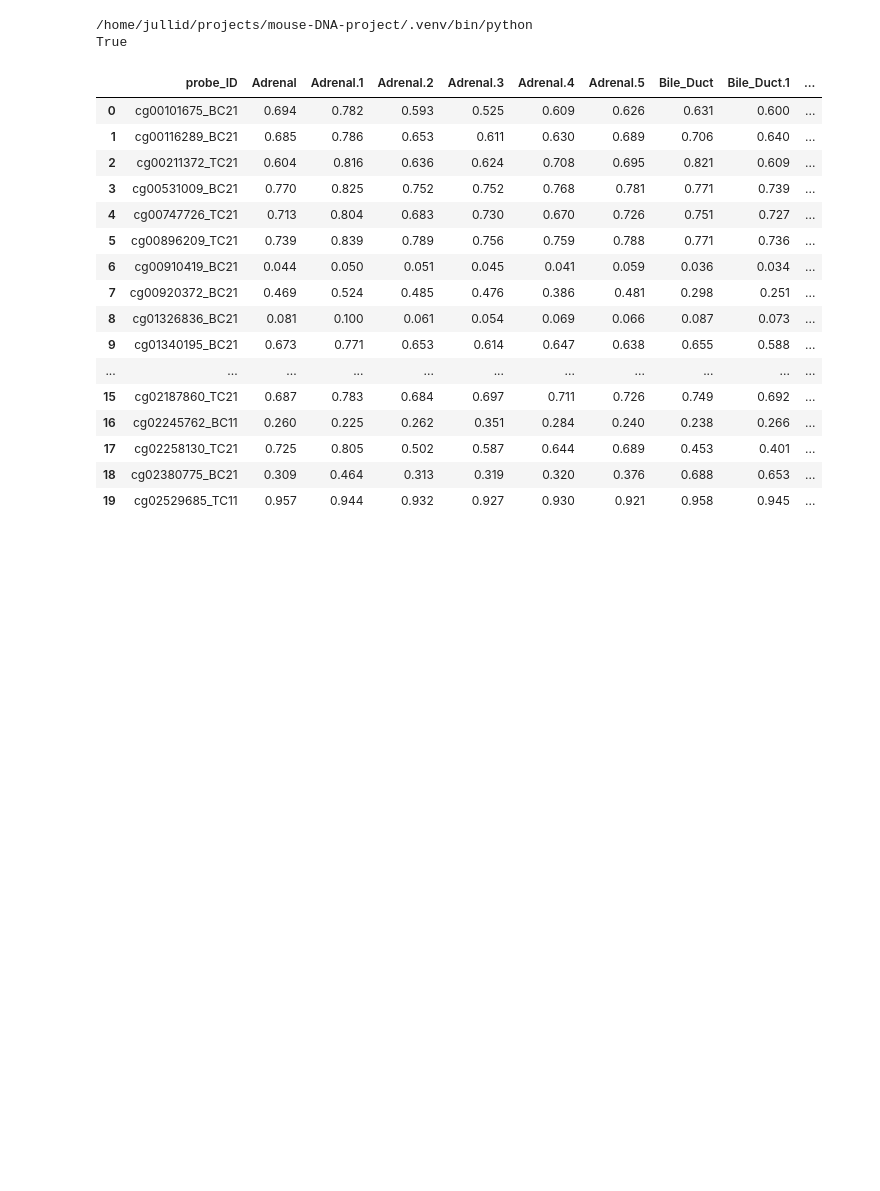
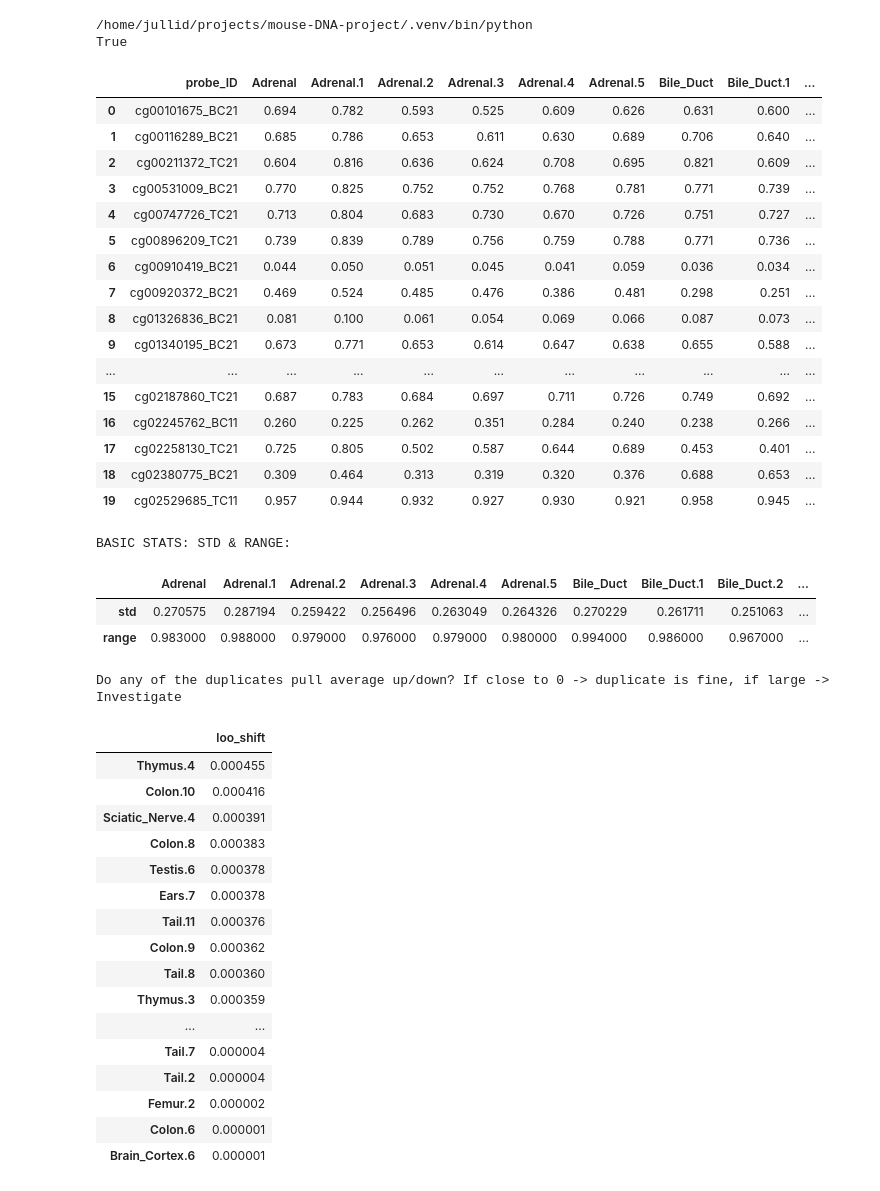
Before and after one commit to jullid/mouse-DNA-project, a Jupyter notebook: notebooks/difference.ipynb, the cells around one changed output. Drawn from its saved outputs; the diff is of its cells as text; code cells hidden in the pictures; blank space fills up the shorter version.

```diff
--- a/notebooks/difference.ipynb
+++ b/notebooks/difference.ipynb
@@ -2,7 +2,6 @@
 # Import the modified CSV file for better visualization.
 # Note that the added sufixes (".1", ".2", ..., ".25") is added by pandas when read by doing df = pd.read_csv(csv_file).
 # The actual CSV does not contain those sufixes.
-
 import pandas as pd
 import numpy as np
 from pathlib import Path
@@ -10,39 +9,104 @@ import matplotlib.pyplot as plt
 import seaborn as sns
 import warnings
 import sys
+from IPython.display import display, HTML
+from scipy.cluster.hierarchy import linkage, dendrogram
+from scipy.spatial.distance import squareform
+from matplotlib.colors import LinearSegmentedColormap
+
 
 DATA_DIR = Path.home() / "projects" / "data"
 
 csv_file = DATA_DIR / "processed" / "GSE290585_SeSaMeBeta_MM285_BS_simplified_columns.csv" # path to mouse csv file
 
 print(sys.executable)
 print(csv_file.exists())
 
 df = pd.read_csv(csv_file)
 
 with pd.option_context("display.max_columns", None,
                        "display.width", None):
         display(df.head(20))
+
+# count how many cell type duplicates
+# cell_type_counts = df.columns[1:].str.split(".", n=1).str[0].value_counts()
+# print(cell_type_counts)
+
+# stats
+X = df.drop(columns=['probe_ID'])
+stats = pd.DataFrame({
+    'std': X.std(axis=0),
+    'range': X.max(axis=0) - X.min(axis=0)
+}).T
+
+print("BASIC STATS: STD & RANGE:")
+with pd.option_context("display.max_columns", None,
+                       "display.width", None):
+        display(stats)
+
+
+# leave-one-out (loo) approach to see if any duplicates are pulling mean up/down
+full_mean = X.mean(axis=1)
+
+loo_shift = {}
+for col in X.columns:
+    loo_mean = X.drop(columns=col).mean(axis=1)
+    loo_shift[col] = (full_mean - loo_mean).mean()
+
+loo_shift = pd.Series(loo_shift).sort_values()
+
+loo_shift = loo_shift.abs().sort_values(ascending=False)
+
+print("Do any of the duplicates pull average up/down? If close to 0 -> duplicate is fine, if large -> Investigate")
+display(
+    HTML(
+        "<div style='height:600px; overflow-y:auto;'>"
+        + loo_shift.to_frame(name="loo_shift").to_html()
+        + "</div>"
+    )
+)
 # %% [output]
 /home/jullid/projects/mouse-DNA-project/.venv/bin/python
 True
 |  | probe_ID | Adrenal | Adrenal.1 | Adrenal.2 | Adrenal.3 | Adrenal.4 | Adrenal.5 | Bile_Duct | Bile_Duct.1 | ... |
 | 0 | cg00101675_BC21 | 0.694 | 0.782 | 0.593 | 0.525 | 0.609 | 0.626 | 0.631 | 0.600 | ... |
 | 1 | cg00116289_BC21 | 0.685 | 0.786 | 0.653 | 0.611 | 0.630 | 0.689 | 0.706 | 0.640 | ... |
 | 2 | cg00211372_TC21 | 0.604 | 0.816 | 0.636 | 0.624 | 0.708 | 0.695 | 0.821 | 0.609 | ... |
 | 3 | cg00531009_BC21 | 0.770 | 0.825 | 0.752 | 0.752 | 0.768 | 0.781 | 0.771 | 0.739 | ... |
 | 4 | cg00747726_TC21 | 0.713 | 0.804 | 0.683 | 0.730 | 0.670 | 0.726 | 0.751 | 0.727 | ... |
 | 5 | cg00896209_TC21 | 0.739 | 0.839 | 0.789 | 0.756 | 0.759 | 0.788 | 0.771 | 0.736 | ... |
 | 6 | cg00910419_BC21 | 0.044 | 0.050 | 0.051 | 0.045 | 0.041 | 0.059 | 0.036 | 0.034 | ... |
 | 7 | cg00920372_BC21 | 0.469 | 0.524 | 0.485 | 0.476 | 0.386 | 0.481 | 0.298 | 0.251 | ... |
 | 8 | cg01326836_BC21 | 0.081 | 0.100 | 0.061 | 0.054 | 0.069 | 0.066 | 0.087 | 0.073 | ... |
 | 9 | cg01340195_BC21 | 0.673 | 0.771 | 0.653 | 0.614 | 0.647 | 0.638 | 0.655 | 0.588 | ... |
 | ... | ... | ... | ... | ... | ... | ... | ... | ... | ... | ... |
 | 15 | cg02187860_TC21 | 0.687 | 0.783 | 0.684 | 0.697 | 0.711 | 0.726 | 0.749 | 0.692 | ... |
 | 16 | cg02245762_BC11 | 0.260 | 0.225 | 0.262 | 0.351 | 0.284 | 0.240 | 0.238 | 0.266 | ... |
 | 17 | cg02258130_TC21 | 0.725 | 0.805 | 0.502 | 0.587 | 0.644 | 0.689 | 0.453 | 0.401 | ... |
 | 18 | cg02380775_BC21 | 0.309 | 0.464 | 0.313 | 0.319 | 0.320 | 0.376 | 0.688 | 0.653 | ... |
 | 19 | cg02529685_TC11 | 0.957 | 0.944 | 0.932 | 0.927 | 0.930 | 0.921 | 0.958 | 0.945 | ... |
+BASIC STATS: STD & RANGE:
+|  | Adrenal | Adrenal.1 | Adrenal.2 | Adrenal.3 | Adrenal.4 | Adrenal.5 | Bile_Duct | Bile_Duct.1 | Bile_Duct.2 | ... |
+| std | 0.270575 | 0.287194 | 0.259422 | 0.256496 | 0.263049 | 0.264326 | 0.270229 | 0.261711 | 0.251063 | ... |
+| range | 0.983000 | 0.988000 | 0.979000 | 0.976000 | 0.979000 | 0.980000 | 0.994000 | 0.986000 | 0.967000 | ... |
+Do any of the duplicates pull average up/down? If close to 0 -> duplicate is fine, if large -> Investigate
+|  | loo_shift |
+| Thymus.4 | 0.000455 |
+| Colon.10 | 0.000416 |
+| Sciatic_Nerve.4 | 0.000391 |
+| Colon.8 | 0.000383 |
+| Testis.6 | 0.000378 |
+| Ears.7 | 0.000378 |
+| Tail.11 | 0.000376 |
+| Colon.9 | 0.000362 |
+| Tail.8 | 0.000360 |
+| Thymus.3 | 0.000359 |
+| ... | ... |
+| Tail.7 | 0.000004 |
+| Tail.2 | 0.000004 |
+| Femur.2 | 0.000002 |
+| Colon.6 | 0.000001 |
+| Brain_Cortex.6 | 0.000001 |
 # %%
 # Collapse cell type columns into one averaged column per cell type, resulting in 29 averaged cell types/columns
 
```
Also changed, not shown: parts of 15 cells of this notebook, 1 other file.
